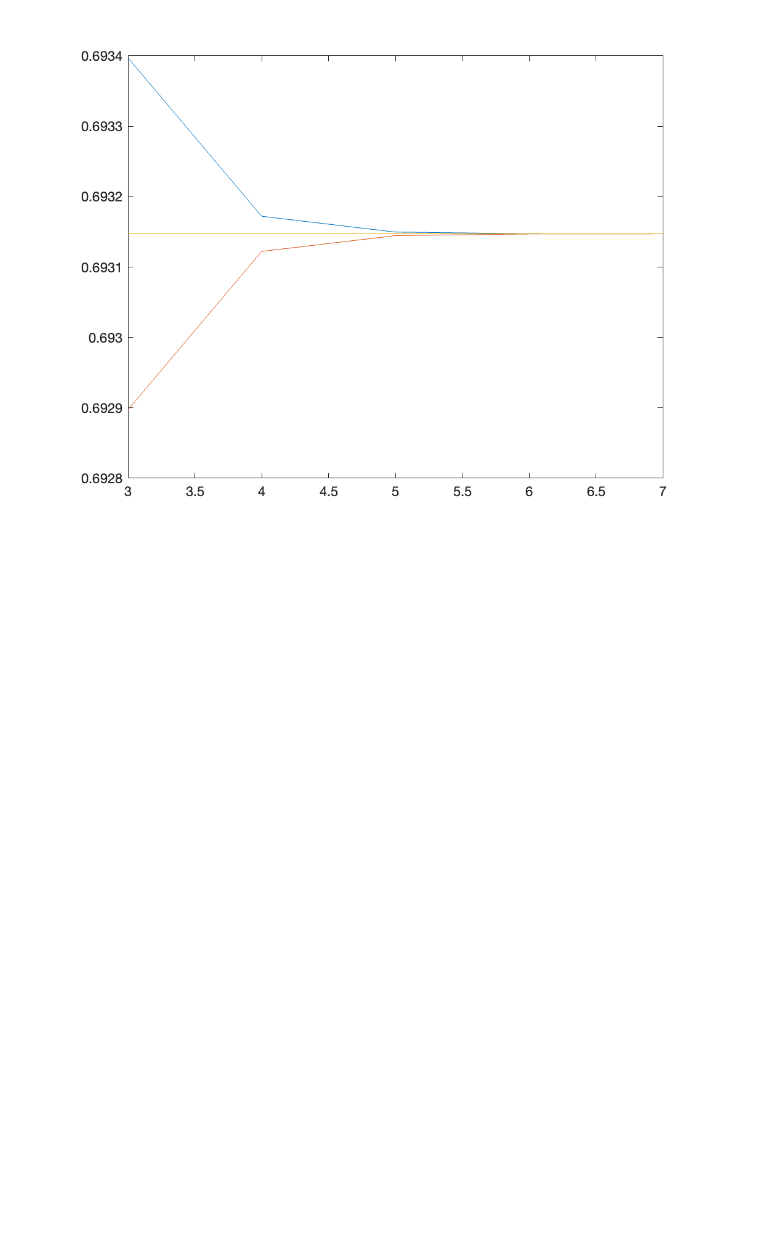
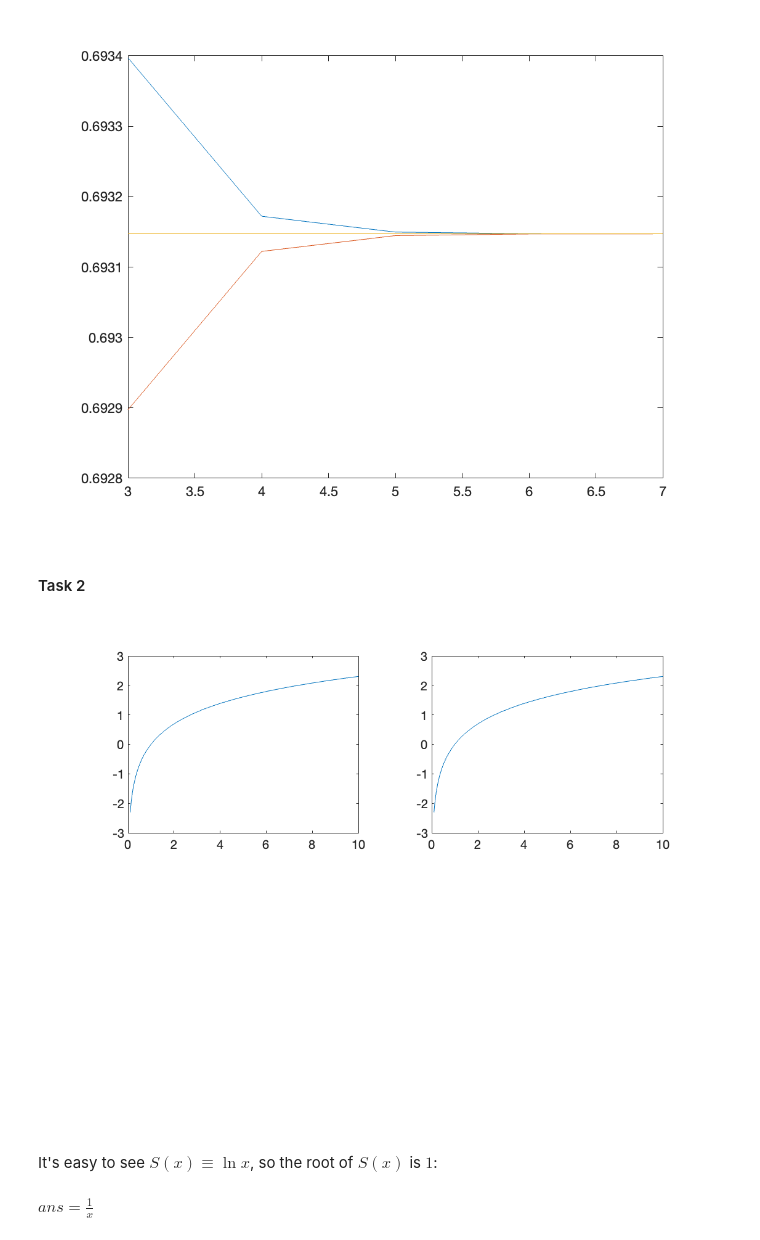
Before and after one commit to tiankaima/Notebooks, a Jupyter notebook: math-expt/lecture_1.ipynb, the cells around one changed output. Drawn from its saved outputs; the diff is of its cells as text; code cells hidden in the pictures; blank space fills up the shorter version.

```diff
--- a/math-expt/lecture_1.ipynb
+++ b/math-expt/lecture_1.ipynb
@@ -314,3 +323,24 @@ lower_sum = 0.693147, upper_sum = 0.693147
 average = 0.693147
 error = 0.000000
 [figure]
+# %% [markdown]
+#### Task 2
+# %%
+syms s x
+S = int(1/s, s, 1, x);
+# %%
+a = 0.1:0.01:10;
+b = double(subs(S, x, a));
+
+subplot(2,2,1)
+plot(a,b);
+subplot(2,2,2)
+plot(a, log(a));
+# %% [output]
+[figure, added]
+# %% [markdown]
+It's easy to see $S(x) \equiv \ln x$, so the root of $S(x)$ is $1$:
+# %%
+diff(S)
+# %% [output]
+$ans =\frac{1}{x}$
```
Also changed, not shown: parts of 3 cells of this notebook.
